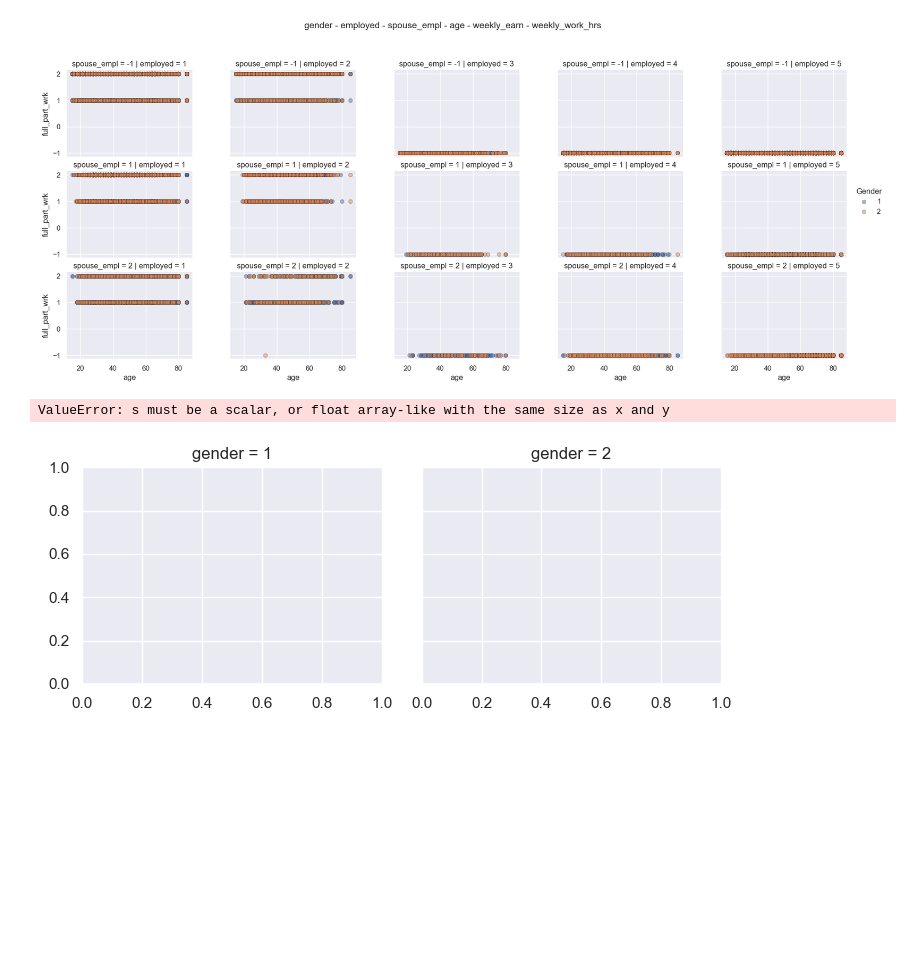
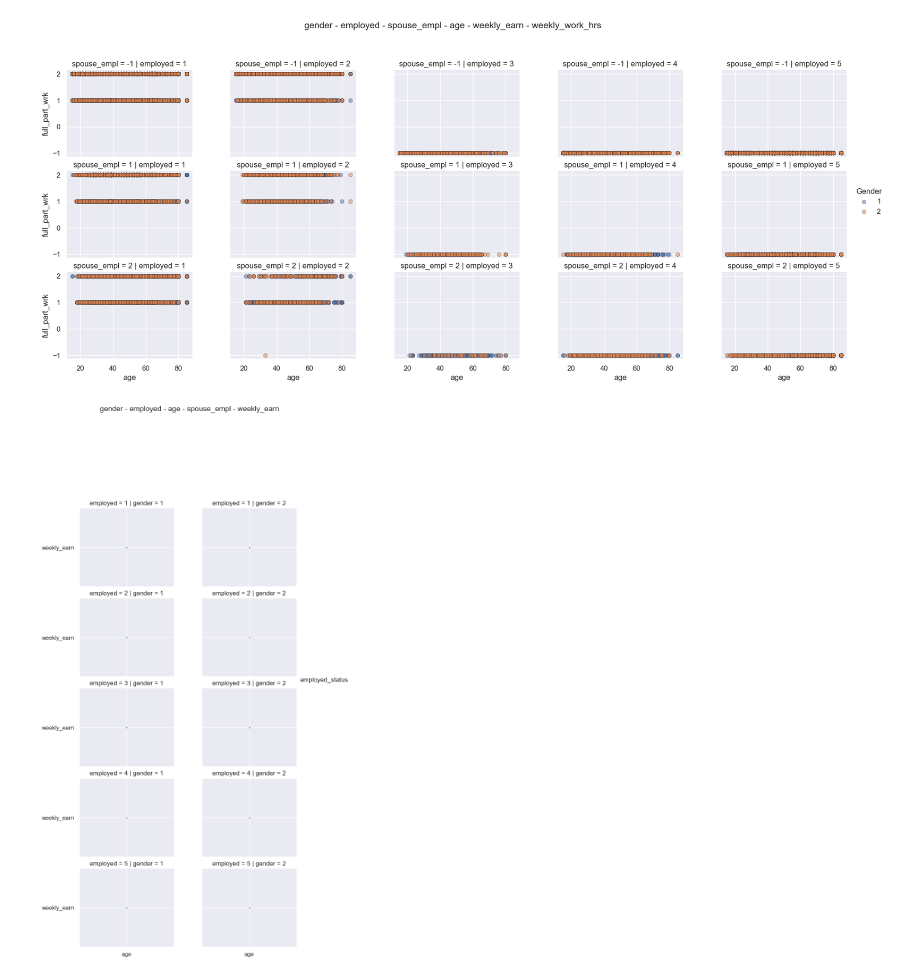
Before and after one commit to Nexus627/cs765-group-populations-multi-viz, a Jupyter notebook: 5d.ipynb, the cells around one changed output. Drawn from its saved outputs; the diff is of its cells as text; code cells hidden in the pictures; blank space fills up the shorter version.

```diff
--- a/5d.ipynb
+++ b/5d.ipynb
@@ -61,21 +61,20 @@ l = g.add_legend(title='Gender')
 # %%
 # to visualize data in five dimensions, we leverage various plotting components.
 # Let’s use depth, hue and size to represent three of the data dimensions besides regular axes
 # representing the other two dimensions. Since we use the notion of size, we will be basically plotting a
 # three dimensional bubble chart.
 atus_small = atus.head(10000)
-weekly = atus_small.loc[:,['weekly_earn']]
-age = atus_small.loc[:,['age']]
-spl = atus_small.loc[:,['spouse_empl']]
-age.shape
-g = sns.FacetGrid(atus_small, col="gender", hue="employed",
+temp = atus_small.loc[:,['weekly_earn', 'age', 'spouse_empl', "employed", "gender"]]
+
+# temp['weekly_earn'].dtype
+
+g = sns.FacetGrid(temp, col="gender", row="employed",
                   aspect=1.2, palette=sns.light_palette('black', 4)[1:])
-g.map(plt.scatter, "age", "spouse_empl", alpha=0.8,
-      edgecolor='white', linewidth=0.5, s= weekly)
+g.map(plt.scatter, x="age", y="spouse_empl", alpha=0.8,
+      edgecolor='white', linewidth=0.5, s=temp['weekly_earn']*2.0)
 fig = g.fig
 fig.subplots_adjust(top=0.8, wspace=0.3)
 fig.suptitle('gender - employed - age - spouse_empl - weekly_earn', fontsize=14)
 l = g.add_legend(title='employed_status')
 # %% [output]
-ValueError: s must be a scalar, or float array-like with the same size as x and y
-[figure, old version]
+[figure, new version]
```
